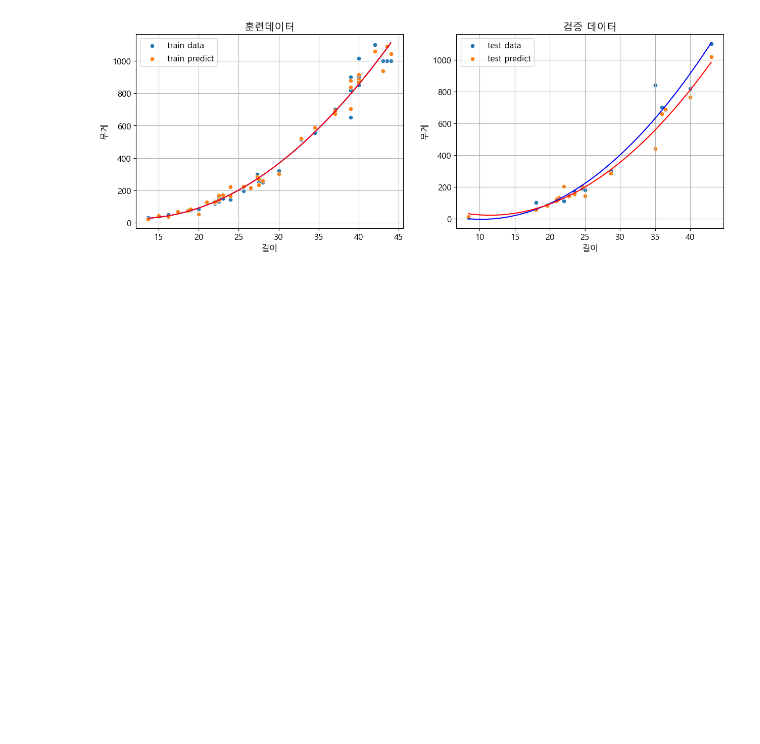
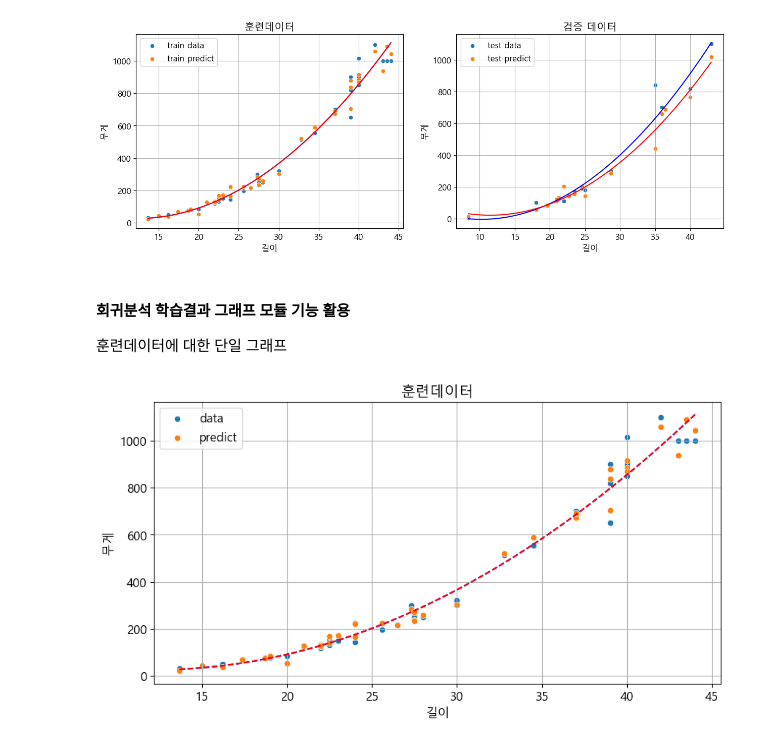
Before and after one commit to Jeeunun/Data_analysis_education_Closed, a Jupyter notebook: data_analysis/F.데이터_마이닝/02_Sklearn/04.지도학습(3)_다항회귀.ipynb, the cells around one changed output. Saved outputs shown, nothing was run; the diff lists cells and outputs as text; code cells hidden in the pictures; blank space fills up the shorter version.

```diff
--- a/data_analysis/F.데이터_마이닝/02_Sklearn/04.지도학습(3)_다항회귀.ipynb
+++ b/data_analysis/F.데이터_마이닝/02_Sklearn/04.지도학습(3)_다항회귀.ipynb
@@ -546,3 +546,11 @@ plt.show()
 plt.close()
 # %% [output]
 [figure]
+# %% [markdown]
+#### 회귀분석 학습결과 그래프 모듈 기능 활용
+
+훈련데이터에 대한 단일 그래프
+# %%
+helper.regplot(x_train['길이'], y_train['무게'], y_train_pred, '훈련데이터', figsize=(10,5))
+# %% [output]
+[figure, added]
```
Also changed, not shown: parts of 4 cells of this notebook, 2 other files.
